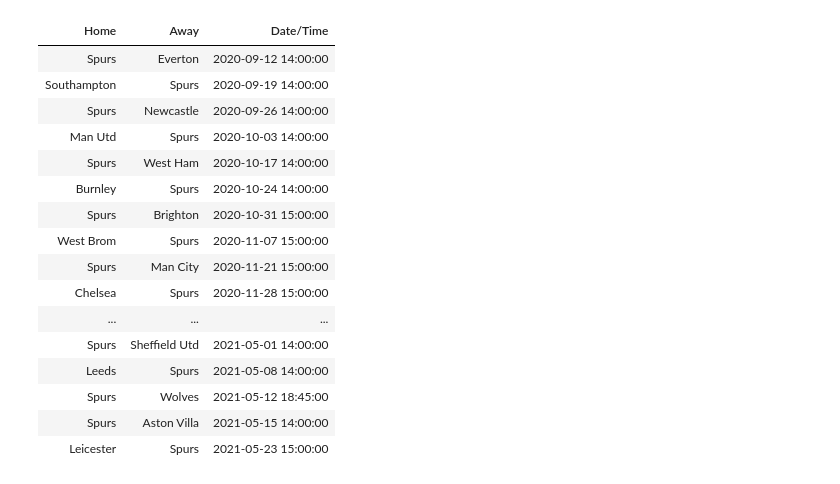
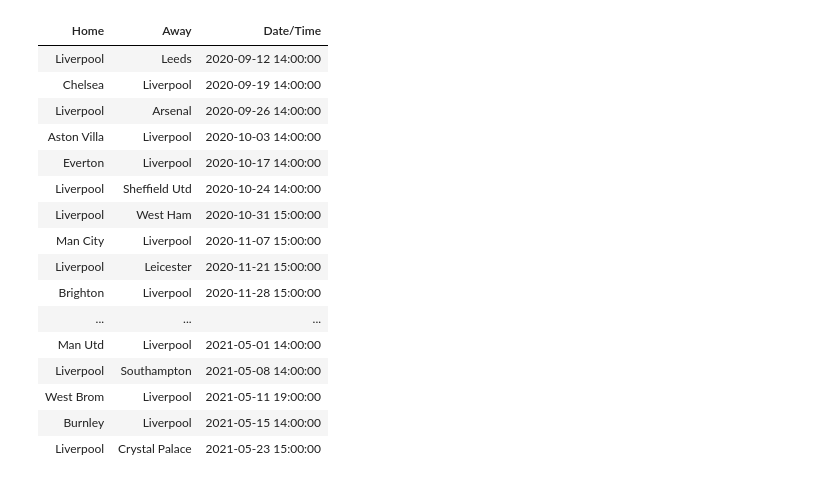
Before and after one commit to gowen100/Public-Code, a Jupyter notebook: PremierLeagueFixturesfromAPItoExcel.ipynb, the cells around one changed output. Cells and saved outputs as stored; diff of their text form; code cells hidden in the pictures.

```diff
--- a/PremierLeagueFixturesfromAPItoExcel.ipynb
+++ b/PremierLeagueFixturesfromAPItoExcel.ipynb
@@ -16,7 +18,7 @@ r = requests.get(url)
 static_json = r.json()
 # %%
 #from the team static set up a dictionary of team id to team name
-teams = static["teams"]
+teams = static_json["teams"]
 team_codes ={team["id"]:team["name"] for team in teams}
 # %%
 #Loop through the fixtures and put in a dataframe. Can't parse the date as it has nulls !
@@ -30,25 +29,33 @@ dfFixtures["Date/Time"] = pd.to_datetime(dfFixtures["Date/Time"],format="%Y-%m-%
 # %%
-team = "Spurs"
+# Attempt 1 - filter the list above by team
+
+#tidy up the dataframe and parse the dates (works beter outside the loop)
+dfFixtures = pd.DataFrame(fixture_list,columns=["Home","Away","Date/Time"])
+dfFixtures["Date/Time"] = pd.to_datetime(dfFixtures["Date/Time"],format="%Y-%m-%dT%H:%M:%SZ")
+
+#set the team name and filter.
+team = "Liverpool"
+
 teamFixtures = dfFixtures[(dfFixtures["Home"]==team) | (dfFixtures["Away"]==team)]
 
 display(teamFixtures.style.hide_index())
-sht = xw.Book().sheets[0]
-sht.range('A1').options(index=False).value = teamFixtures
+#sht = xw.Book().sheets[0]
+#sht.range('A1').options(index=False).value = teamFixtures
 # %% [output]
 | Home | Away | Date/Time |
-| Spurs | Everton | 2020-09-12 14:00:00 |
-| Southampton | Spurs | 2020-09-19 14:00:00 |
-| Spurs | Newcastle | 2020-09-26 14:00:00 |
-| Man Utd | Spurs | 2020-10-03 14:00:00 |
-| Spurs | West Ham | 2020-10-17 14:00:00 |
-| Burnley | Spurs | 2020-10-24 14:00:00 |
-| Spurs | Brighton | 2020-10-31 15:00:00 |
-| West Brom | Spurs | 2020-11-07 15:00:00 |
-| Spurs | Man City | 2020-11-21 15:00:00 |
-| Chelsea | Spurs | 2020-11-28 15:00:00 |
+| Liverpool | Leeds | 2020-09-12 14:00:00 |
+| Chelsea | Liverpool | 2020-09-19 14:00:00 |
+| Liverpool | Arsenal | 2020-09-26 14:00:00 |
+| Aston Villa | Liverpool | 2020-10-03 14:00:00 |
+| Everton | Liverpool | 2020-10-17 14:00:00 |
+| Liverpool | Sheffield Utd | 2020-10-24 14:00:00 |
+| Liverpool | West Ham | 2020-10-31 15:00:00 |
+| Man City | Liverpool | 2020-11-07 15:00:00 |
+| Liverpool | Leicester | 2020-11-21 15:00:00 |
+| Brighton | Liverpool | 2020-11-28 15:00:00 |
 | ... | ... | ... |
-| Spurs | Sheffield Utd | 2021-05-01 14:00:00 |
-| Leeds | Spurs | 2021-05-08 14:00:00 |
-| Spurs | Wolves | 2021-05-12 18:45:00 |
-| Spurs | Aston Villa | 2021-05-15 14:00:00 |
-| Leicester | Spurs | 2021-05-23 15:00:00 |
+| Man Utd | Liverpool | 2021-05-01 14:00:00 |
+| Liverpool | Southampton | 2021-05-08 14:00:00 |
+| West Brom | Liverpool | 2021-05-11 19:00:00 |
+| Burnley | Liverpool | 2021-05-15 14:00:00 |
+| Liverpool | Crystal Palace | 2021-05-23 15:00:00 |
```
Also changed, not shown: parts of 4 cells of this notebook.
